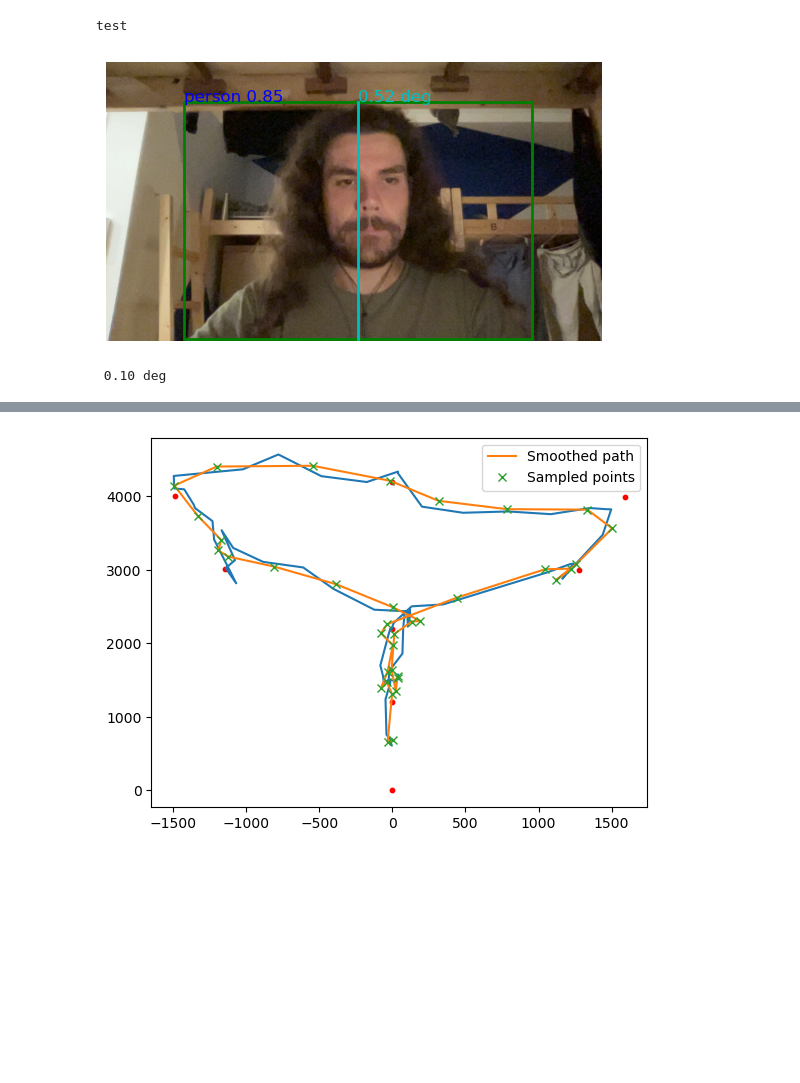
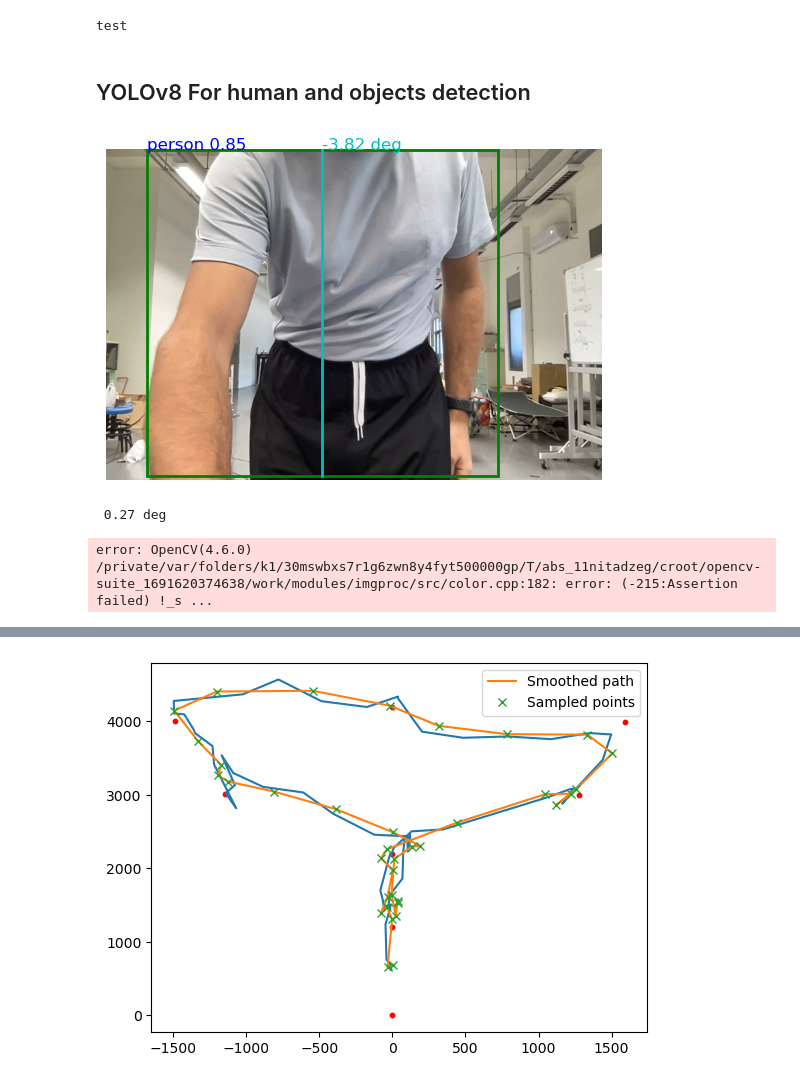
Before and after one commit to comtois-etienne/CSIE5047_Smart_Luggage, a Jupyter notebook: notebook.ipynb, the cells around one changed output, grey strips where cells are left out. Cells and saved outputs as stored; diff of their text form; code cells hidden in the pictures; blank space fills up the shorter version.

```diff
--- a/notebook.ipynb
+++ b/notebook.ipynb
@@ -218,6 +272,11 @@ def grab_frame(cap):
     return cv2.cvtColor(frame, cv2.COLOR_BGR2RGB)
 
 
+def skip_frames(cap, n):
+    for i in range(n):
+        cap.grab()
+
+
 def get_objs(res):
     columns=['xmin', 'ymin', 'xmax', 'ymax', 'xcenter', 'score', 'class', 'name']
     df = pd.DataFrame(columns=columns)
@@ -236,17 +295,21 @@ def get_objs(res):
                 }, index=[0])],
             )
     return df
+# %% [markdown]
+## YOLOv8 For human and objects detection
 # %%
 yolo_model = YOLO('yolov8s.pt')
 
 try:
     # Initiate the camera
     prev_angle = 0.0
-    vid = cv2.VideoCapture(0)
+    # vid = cv2.VideoCapture(0)
+    vid = cv2.VideoCapture('./Movie on 2023-11-23 at 10.03.mov')
     time.sleep(0.5)
 
     while True:
         frame = grab_frame(vid)
+        skip_frames(vid, 14)
         res = yolo_model(frame, verbose=False)
         objs = get_objs(res)
 
@@ -271,33 +334,34 @@ try:
             if on_edge:
                 center_df = obj['xcenter'] // 2 if center_df < wr / 2 else (center_df + wr) // 2
             # angle_deg = (center - wr / 2) * hfov / wr
             angle_deg = pixel_angle(hfov, wr, center_df)
             ax.plot([center_df, center_df], [obj['ymin'], obj['ymax']], color='c', linewidth=2)
             ax.text(center_df, obj['ymin'], f'{angle_deg:.2f} deg', color='c', fontsize=12)
 
             mov_angle = angle_deg - prev_angle
             prev_angle = angle_deg
 
         plt.axis('off')
         plt.show()
         print(f' {mov_angle:.2f} deg')
 
         # save angle to csv with pandas - angle_deg and mov_angle
         # todo need to isolate one person only
         # todo add new on firts line
         pd.DataFrame({
             'a': [round(angle_deg, 2)],
             'da': [round(mov_angle, 2)]
         }).to_csv('var.csv', index=False, mode='a', header=False)
 
         # Frame rate
-        plt.pause(0.15)
+        # plt.pause(0.15)
         # break
 
 except KeyboardInterrupt:
     vid.release()  # Release the camera resource
 
 vid.release()  # Release the camera resource if break
 # %% [output]
-[figure, old version]
+[figure, new version]
- 0.10 deg
+ 0.27 deg
+error: OpenCV(4.6.0) /private/var/folders/k1/30mswbxs7r1g6zwn8y4fyt500000gp/T/abs_11nitadzeg/croot/opencv-suite_1691620374638/work/modules/imgproc/src/color.cpp:182: error: (-215:Assertion failed) !_s ...
```
Also changed, not shown: parts of 11 cells of this notebook.
